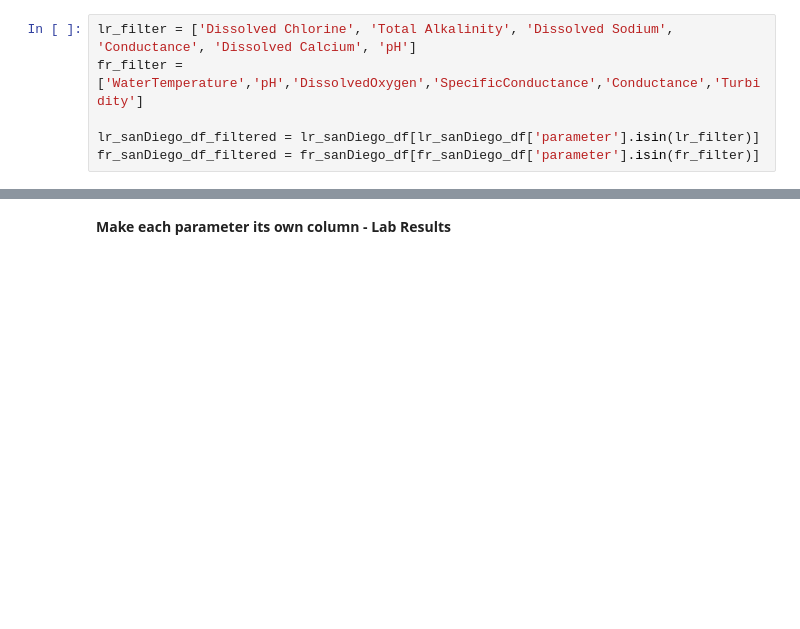
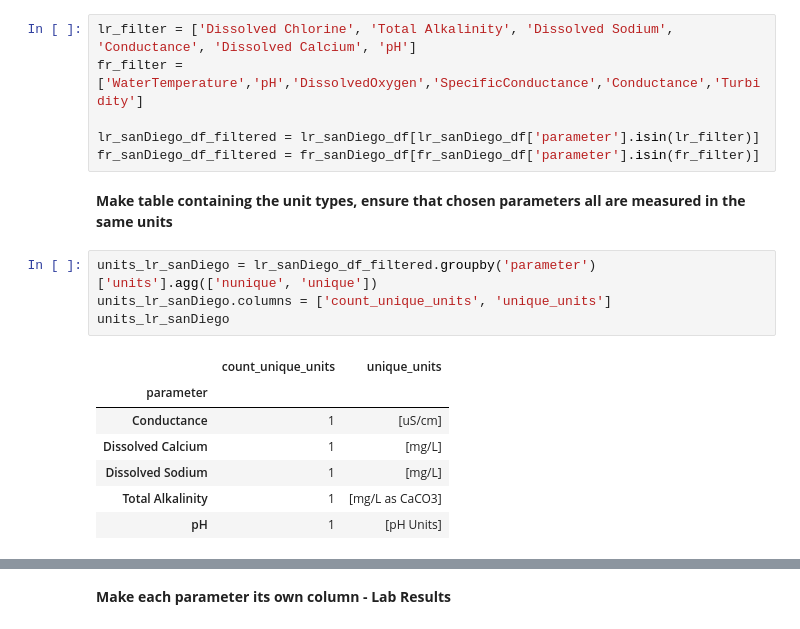
Before and after one commit to vickyvanderwagt/Identifying-Optimal-Location-for-San-Diego-Water-Treatment-Plant, a Jupyter notebook: ADS508-Updated Code with Map and Model Evaluation Metrics.ipynb, the cells around one changed output, grey strips where cells are left out. Cells and saved outputs as stored; diff of their text form; blank space fills up the shorter version.

```diff
--- a/ADS508-Updated Code with Map and Model Evaluation Metrics.ipynb
+++ b/ADS508-Updated Code with Map and Model Evaluation Metrics.ipynb
@@ -898,3 +917,17 @@ fr_filter = ['WaterTemperature','pH','DissolvedOxygen','SpecificConductance','Co
 
 lr_sanDiego_df_filtered = lr_sanDiego_df[lr_sanDiego_df['parameter'].isin(lr_filter)]
 fr_sanDiego_df_filtered = fr_sanDiego_df[fr_sanDiego_df['parameter'].isin(fr_filter)]
+# %% [markdown]
+**Make table containing the unit types, ensure that chosen parameters all are measured in the same units**
+# %%
+units_lr_sanDiego = lr_sanDiego_df_filtered.groupby('parameter')['units'].agg(['nunique', 'unique'])
+units_lr_sanDiego.columns = ['count_unique_units', 'unique_units']
+units_lr_sanDiego
+# %% [output]
+|  | count_unique_units | unique_units |
+| parameter |  |  |
+| Conductance | 1 | [uS/cm] |
+| Dissolved Calcium | 1 | [mg/L] |
+| Dissolved Sodium | 1 | [mg/L] |
+| Total Alkalinity | 1 | [mg/L as CaCO3] |
+| pH | 1 | [pH Units] |
```
Also changed, not shown: parts of 38 cells of this notebook.
